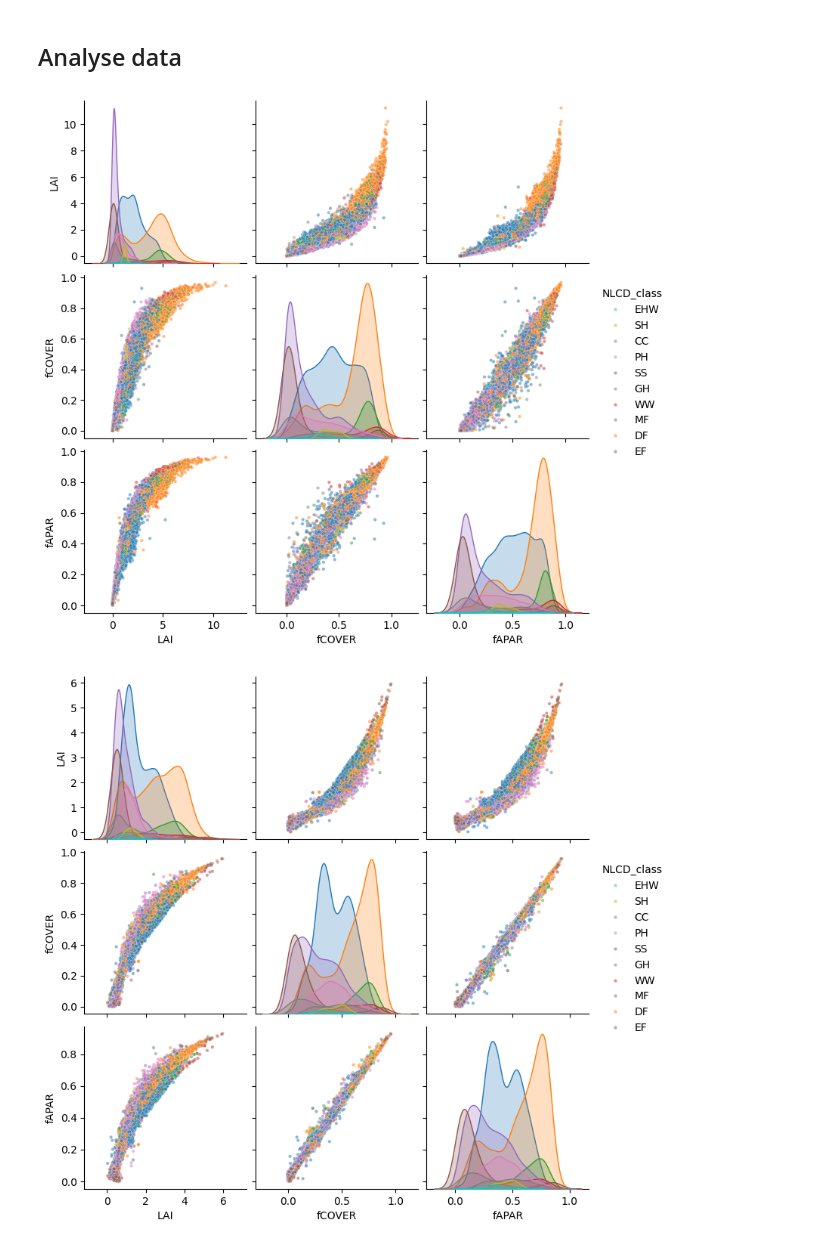
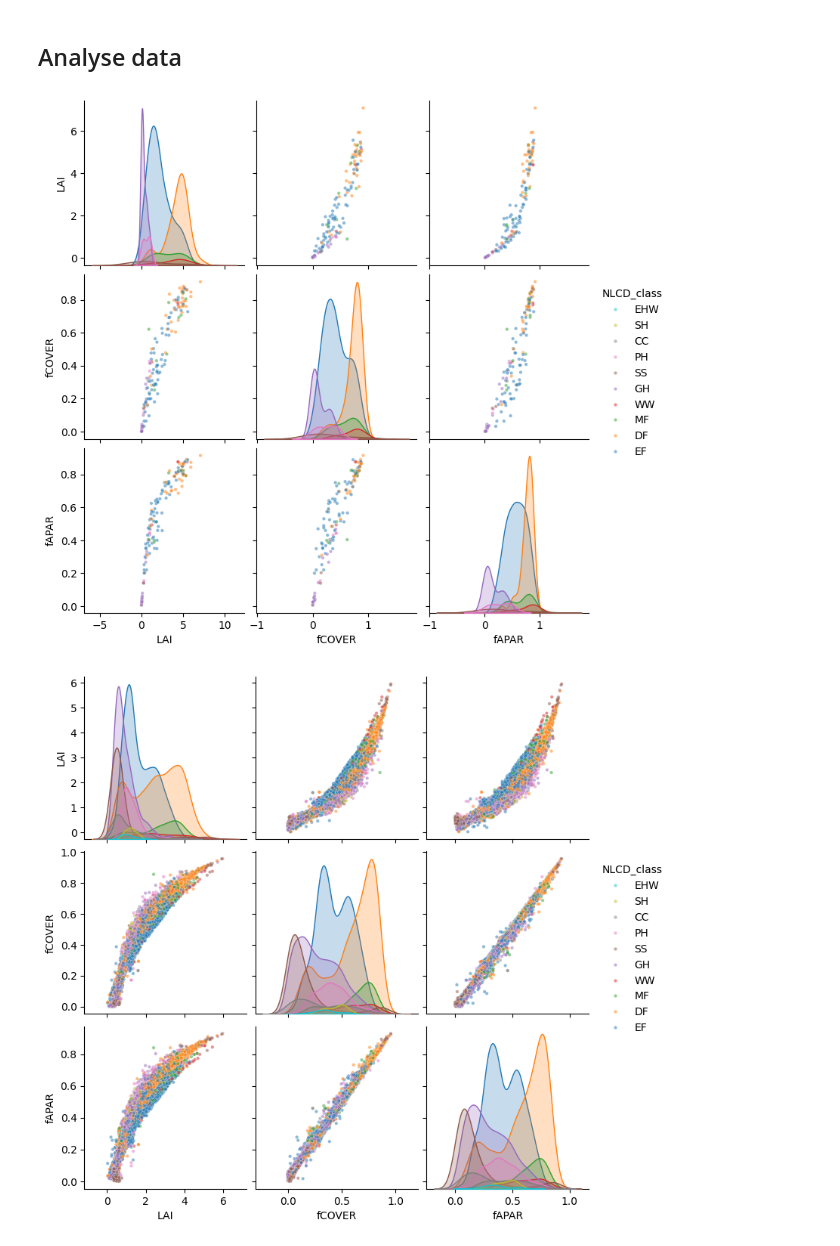
Before and after one commit to djamainajib/Landsat-Validation-paper, a Jupyter notebook: 1_Validation-LEAF-Toolbox-SL2P-LS_NEON_ND-LS.ipynb, the cells around one changed output. Saved outputs shown, nothing was run; the diff lists cells and outputs as text; code cells hidden in the pictures.

```diff
--- a/1_Validation-LEAF-Toolbox-SL2P-LS_NEON_ND-LS.ipynb
+++ b/1_Validation-LEAF-Toolbox-SL2P-LS_NEON_ND-LS.ipynb
@@ -524,14 +537,14 @@ hue_order=['EHW', 'SH',  'CC', 'PH', 'SS', 'GH','WW', 'MF','DF', 'EF']
 palette="tab10"
 palette_r="tab10_r"
 # %%
-sensor='LS'
+sensor='S2'
 samplesDF=eval('samplesList%s[0][:]'%(sensor))
 samplesDF = samplesDF.rename(columns={'LAI_total':'LAI','fCOVER_total':'fCOVER','fAPAR_total':'fAPAR'})
 samplesDFfig1 = samplesDF[['LAI','fCOVER','fAPAR','NLCD_class']]
 g = sns.pairplot(samplesDFfig1, hue='NLCD_class',  hue_order=hue_order,markers= 'o',palette=palette_r,plot_kws={'alpha': 0.50,"s": 10})
-plt.savefig(os.path.join(output_path,'0_reference_variables_%s.png'%(sensor)))
+#plt.savefig(os.path.join(output_path,'0_reference_variables_%s.png'%(sensor)))
 # %% [output]
-[figure, old version]
+[figure, new version]
 # %%
 # # sl2p variables by class
 samplesDF=eval('samplesList%s[0][:]'%(sensor))
```
Also changed, not shown: parts of 31 cells of this notebook.
